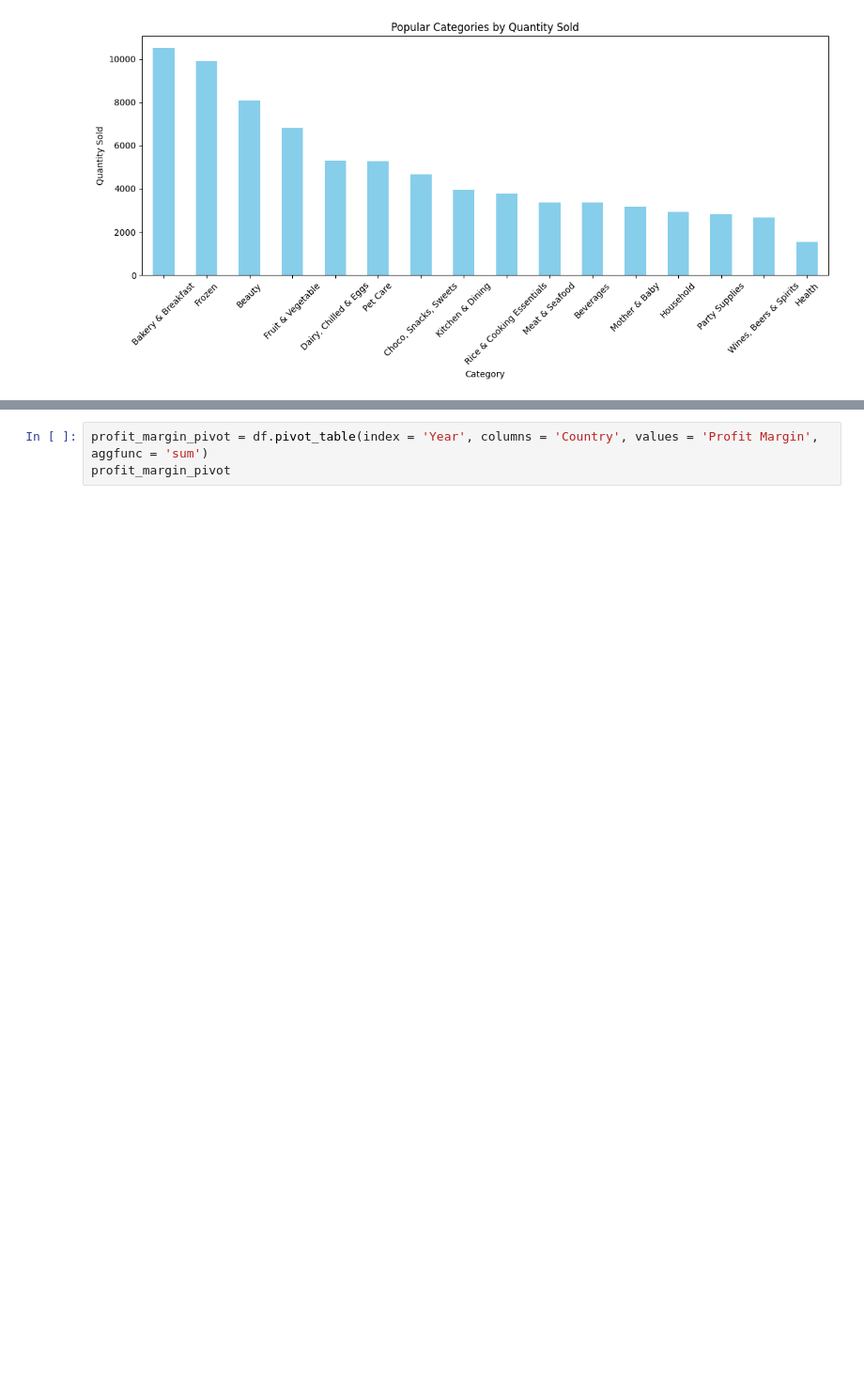
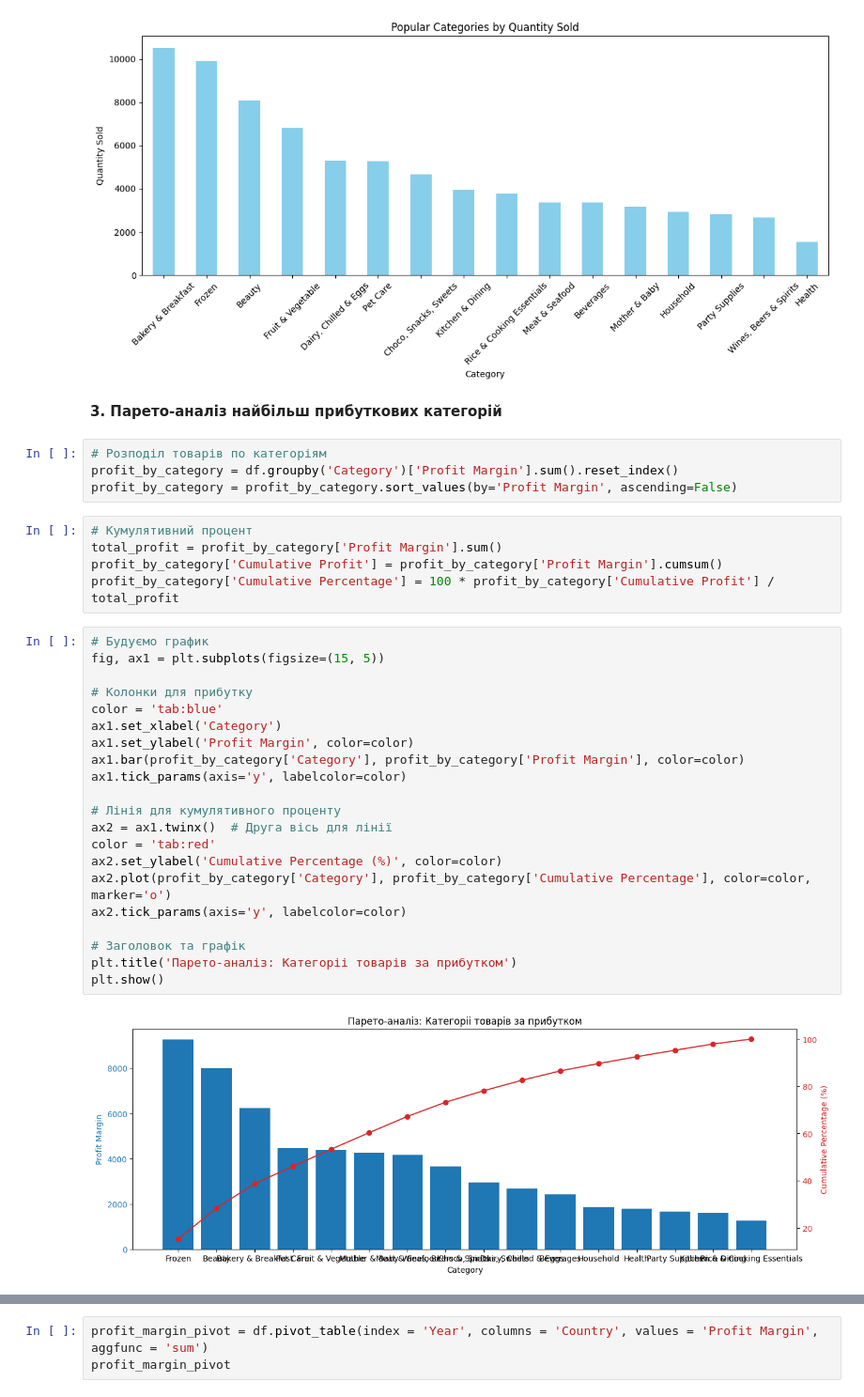
Before and after one commit to oleg-zao/My-Python-Home-Work, a Jupyter notebook: Final_Project_Grocery_store_sales_analysis.ipynb, the cells around one changed output, grey strips where cells are left out. Shown: that part at 94% size. Cells and saved outputs as stored; diff of their text form; blank space fills up the shorter version.

```diff
--- a/Final_Project_Grocery_store_sales_analysis.ipynb
+++ b/Final_Project_Grocery_store_sales_analysis.ipynb
@@ -289,3 +289,37 @@ plt.tight_layout()
 plt.show()
 # %% [output]
 [figure]
+# %% [markdown]
+**3. Парето-аналіз найбільш прибуткових категорій**
+# %%
+# Розподіл товарів по категоріям
+profit_by_category = df.groupby('Category')['Profit Margin'].sum().reset_index()
+profit_by_category = profit_by_category.sort_values(by='Profit Margin', ascending=False)
+# %%
+# Кумулятивний процент
+total_profit = profit_by_category['Profit Margin'].sum()
+profit_by_category['Cumulative Profit'] = profit_by_category['Profit Margin'].cumsum()
+profit_by_category['Cumulative Percentage'] = 100 * profit_by_category['Cumulative Profit'] / total_profit
+# %%
+# Будуємо график
+fig, ax1 = plt.subplots(figsize=(15, 5))
+
+# Колонки для прибутку
+color = 'tab:blue'
+ax1.set_xlabel('Category')
+ax1.set_ylabel('Profit Margin', color=color)
+ax1.bar(profit_by_category['Category'], profit_by_category['Profit Margin'], color=color)
+ax1.tick_params(axis='y', labelcolor=color)
+
+# Лінія для кумулятивного проценту
+ax2 = ax1.twinx()  # Друга вісь для лінії
+color = 'tab:red'
+ax2.set_ylabel('Cumulative Percentage (%)', color=color)
+ax2.plot(profit_by_category['Category'], profit_by_category['Cumulative Percentage'], color=color, marker='o')
+ax2.tick_params(axis='y', labelcolor=color)
+
+# Заголовок та графік
+plt.title('Парето-аналіз: Категоріі товарів за прибутком')
+plt.show()
+# %% [output]
+[figure, added]
```
Also changed, not shown: parts of 7 cells of this notebook.
